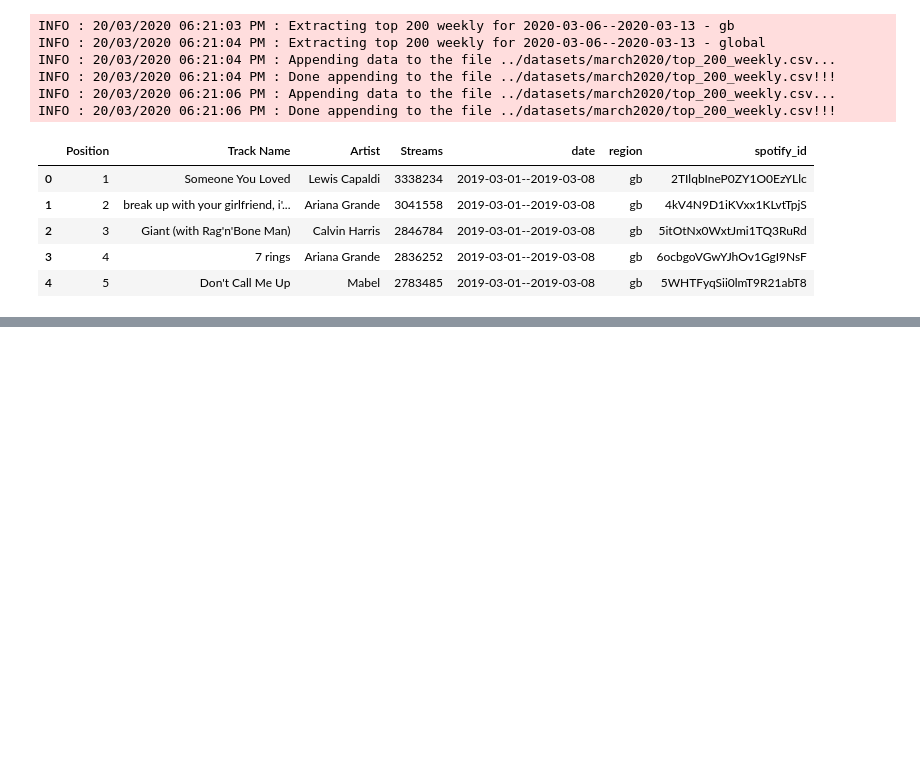
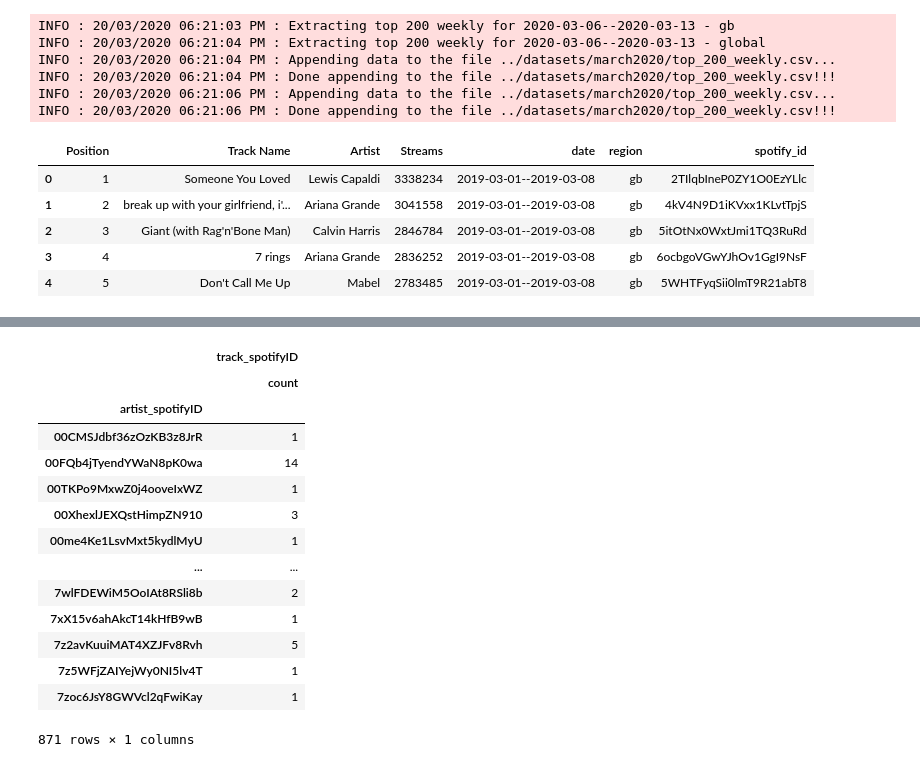
Before and after one commit to ShakPosi/Gigalytics, a Jupyter notebook: source_codes/spotipy.ipynb, the cells around one changed output, grey strips where cells are left out. Cells and saved outputs as stored; diff of their text form; code cells hidden in the pictures; blank space fills up the shorter version.

```diff
--- a/source_codes/spotipy.ipynb
+++ b/source_codes/spotipy.ipynb
@@ -166,10 +193,26 @@ pandasToCSV(df_track_details, 'spotify_track_details_2')
 # %%
 import pandas as pd
-df_track_details = pd.read_csv('data/spotify_dataset/spotify_track_details.csv')
+df_track_details = pd.read_csv('../datasets/spotify_track_details.csv')
 #df_track_details.head(20)
 #df_filtered = df_track_details[(df_track_details.track_is_local == False) & (df_track_details.track_popularity > 95)]
 df_unique_artist = df_track_details[['artist_spotifyID','track_spotifyID']].groupby(['artist_spotifyID']).agg(['count'])
-df_unique_artist.head()
+df_unique_artist
+# %% [output]
+|  | track_spotifyID |
+|  | count |
+| artist_spotifyID |  |
+| 00CMSJdbf36zOzKB3z8JrR | 1 |
+| 00FQb4jTyendYWaN8pK0wa | 14 |
+| 00TKPo9MxwZ0j4ooveIxWZ | 1 |
+| 00XhexlJEXQstHimpZN910 | 3 |
+| 00me4Ke1LsvMxt5kydlMyU | 1 |
+| ... | ... |
+| 7wlFDEWiM5OoIAt8RSli8b | 2 |
+| 7xX15v6ahAkcT14kHfB9wB | 1 |
+| 7z2avKuuiMAT4XZJFv8Rvh | 5 |
+| 7z5WFjZAIYejWy0NI5lv4T | 1 |
+| 7zoc6JsY8GWVcl2qFwiKay | 1 |
+871 rows × 1 columns
 # %%
 df_filtered = df_track_details[(df_track_details.artist_mbid != '')]
 
```
Also changed, not shown: parts of 8 cells of this notebook.
